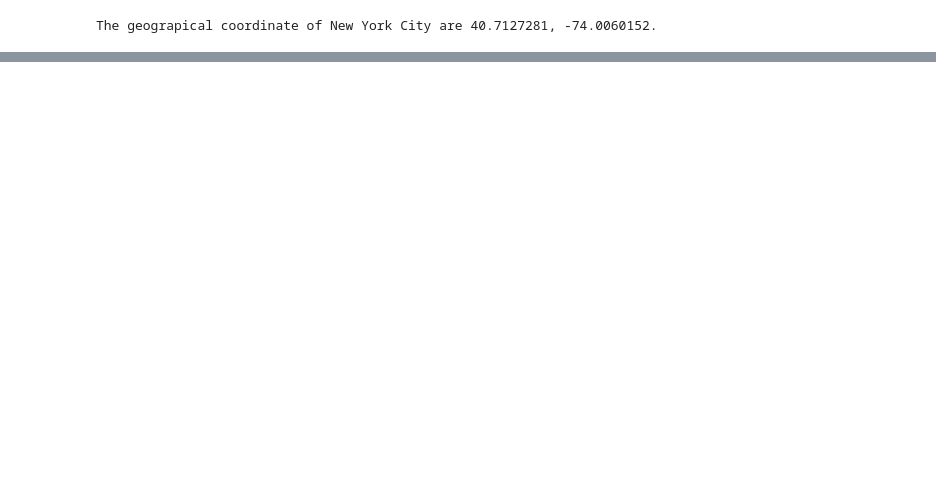
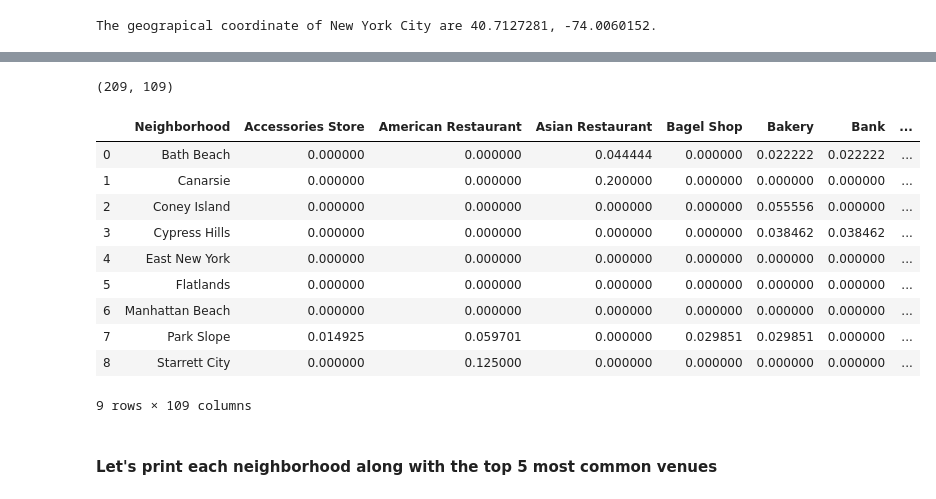
Before and after one commit to VCLF/Coursera_Capstone, a Jupyter notebook: Business Location Problem.ipynb, the cells around one changed output, grey strips where cells are left out. Cells and saved outputs as stored; diff of their text form; code cells hidden in the pictures; blank space fills up the shorter version.

```diff
--- a/Business Location Problem.ipynb
+++ b/Business Location Problem.ipynb
@@ -116,7 +95,7 @@ column_names = ['Borough', 'Neighborhood', 'Latitude', 'Longitude']
 neighborhoods = pd.DataFrame(columns=column_names)
 # %%
 for data in neighborhoods_data:
-    borough = neighborhood_name = data['properties']['borough']
+    borough = data['properties']['borough']
     neighborhood_name = data['properties']['name']
 
     neighborhood_latlon = data['geometry']['coordinates']
@@ -174,8 +152,8 @@ print('The geograpical coordinate of New York City are {}, {}.'.format(latitude,
 # %% [output]
 The geograpical coordinate of New York City are 40.7127281, -74.0060152.
 # %%
-lat = 40.7127
-long = -74.0060
+lat = 40.7127281
+long = -74.0060152
 # %%
 # create map of New York using latitude and longitude values
 map_newyork = folium.Map(location=[latitude, longitude], zoom_start=10)
@@ -199,0 +240,2 @@ map_newyork
+# %%
+ny_venues = getNearbyVenues(0,307)
@@ -199,0 +315,12 @@ map_newyork
+# %%
+# one hot encoding
+ny_onehot = pd.get_dummies(ny_venues[['Venue Category']], prefix="", prefix_sep="")
+
+# add neighborhood column back to dataframe
+ny_onehot['Neighborhood'] = ny_venues['Neighborhood']
+
+# move neighborhood column to the first column
+fixed_columns = [ny_onehot.columns[-1]] + list(ny_onehot.columns[:-1])
+ny_onehot = ny_onehot[fixed_columns]
+
+ny_onehot.head()
@@ -199,0 +335,21 @@ map_newyork
+# %%
+ny_onehot.shape
+# %% [output]
+(209, 109)
+# %%
+ny_grouped = ny_onehot.groupby('Neighborhood').mean().reset_index()
+ny_grouped
+# %% [output]
+|  | Neighborhood | Accessories Store | American Restaurant | Asian Restaurant | Bagel Shop | Bakery | Bank | ... |
+| 0 | Bath Beach | 0.000000 | 0.000000 | 0.044444 | 0.000000 | 0.022222 | 0.022222 | ... |
+| 1 | Canarsie | 0.000000 | 0.000000 | 0.200000 | 0.000000 | 0.000000 | 0.000000 | ... |
+| 2 | Coney Island | 0.000000 | 0.000000 | 0.000000 | 0.000000 | 0.055556 | 0.000000 | ... |
+| 3 | Cypress Hills | 0.000000 | 0.000000 | 0.000000 | 0.000000 | 0.038462 | 0.038462 | ... |
+| 4 | East New York | 0.000000 | 0.000000 | 0.000000 | 0.000000 | 0.000000 | 0.000000 | ... |
+| 5 | Flatlands | 0.000000 | 0.000000 | 0.000000 | 0.000000 | 0.000000 | 0.000000 | ... |
+| 6 | Manhattan Beach | 0.000000 | 0.000000 | 0.000000 | 0.000000 | 0.000000 | 0.000000 | ... |
+| 7 | Park Slope | 0.014925 | 0.059701 | 0.000000 | 0.029851 | 0.029851 | 0.000000 | ... |
+| 8 | Starrett City | 0.000000 | 0.125000 | 0.000000 | 0.000000 | 0.000000 | 0.000000 | ... |
+9 rows × 109 columns
+# %% [markdown]
+#### Let's print each neighborhood along with the top 5 most common venues
```
Also changed, not shown: parts of 46 cells of this notebook.
